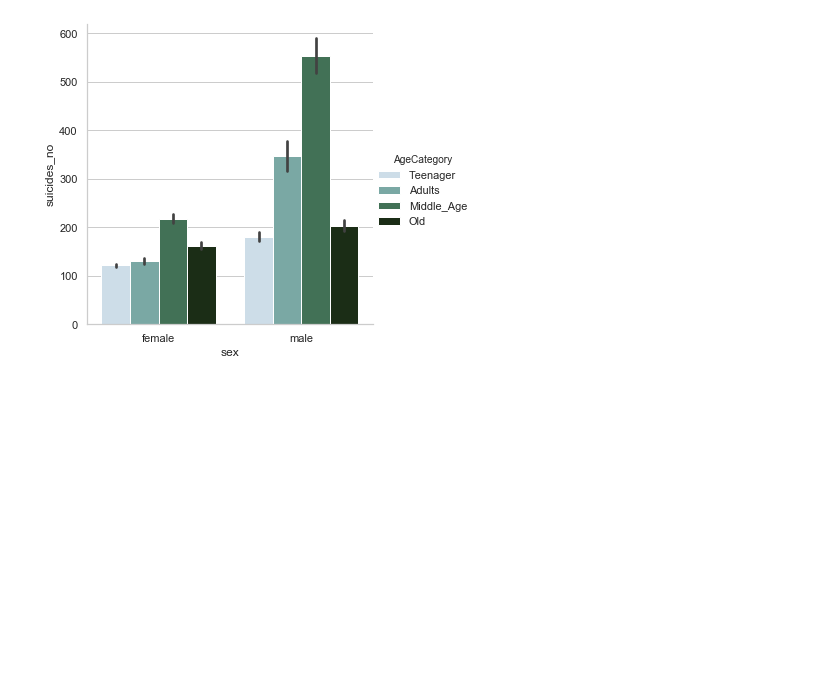
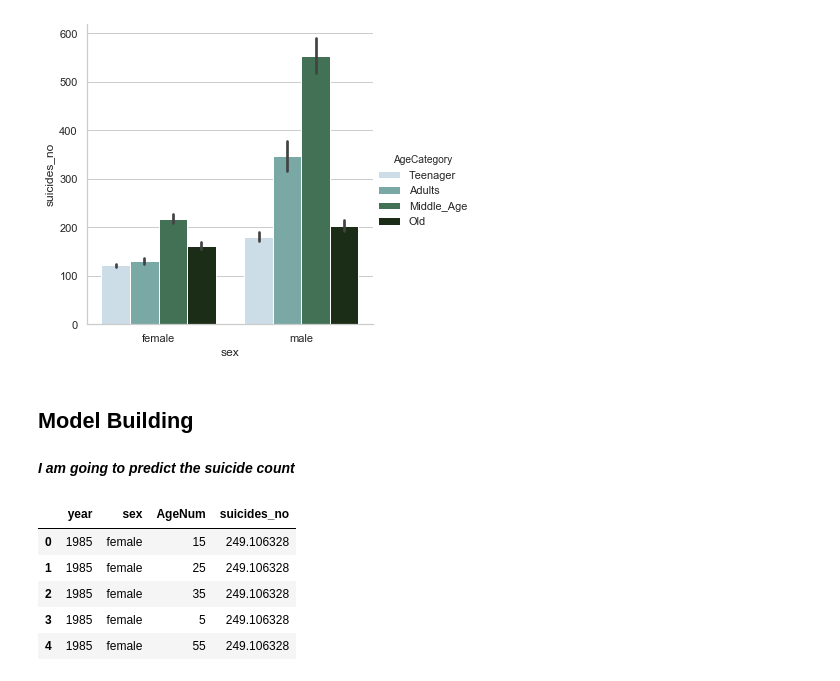
Before and after one commit to lakshyab20/Suicide_Data_Analysis-Prediction, a Jupyter notebook: Suicide_Data_Analysis-Prediction.ipynb, the cells around one changed output. Saved outputs shown, nothing was run; the diff lists cells and outputs as text; code cells hidden in the pictures; blank space fills up the shorter version.

Commit message:
Started building ML Model

```diff
--- a/Suicide_Data_Analysis-Prediction.ipynb
+++ b/Suicide_Data_Analysis-Prediction.ipynb
@@ -333,3 +333,17 @@ Text(5.960000000000001, 0.5, 'Suicide Count')
 sns.catplot(x="sex", y="suicides_no", hue="AgeCategory", kind="bar", palette='ch:1.65',data=data);
 # %% [output]
 [figure]
+# %% [markdown]
+## Model Building
+# %% [markdown]
+<i><b> I am going to predict the suicide count</b></i>
+# %%
+m_data=data.loc[:,['year','sex','AgeNum','suicides_no']]
+m_data.head()
+# %% [output]
+|  | year | sex | AgeNum | suicides_no |
+| 0 | 1985 | female | 15 | 249.106328 |
+| 1 | 1985 | female | 25 | 249.106328 |
+| 2 | 1985 | female | 35 | 249.106328 |
+| 3 | 1985 | female | 5 | 249.106328 |
+| 4 | 1985 | female | 55 | 249.106328 |
```
Also changed, not shown: parts of 4 cells of this notebook.
